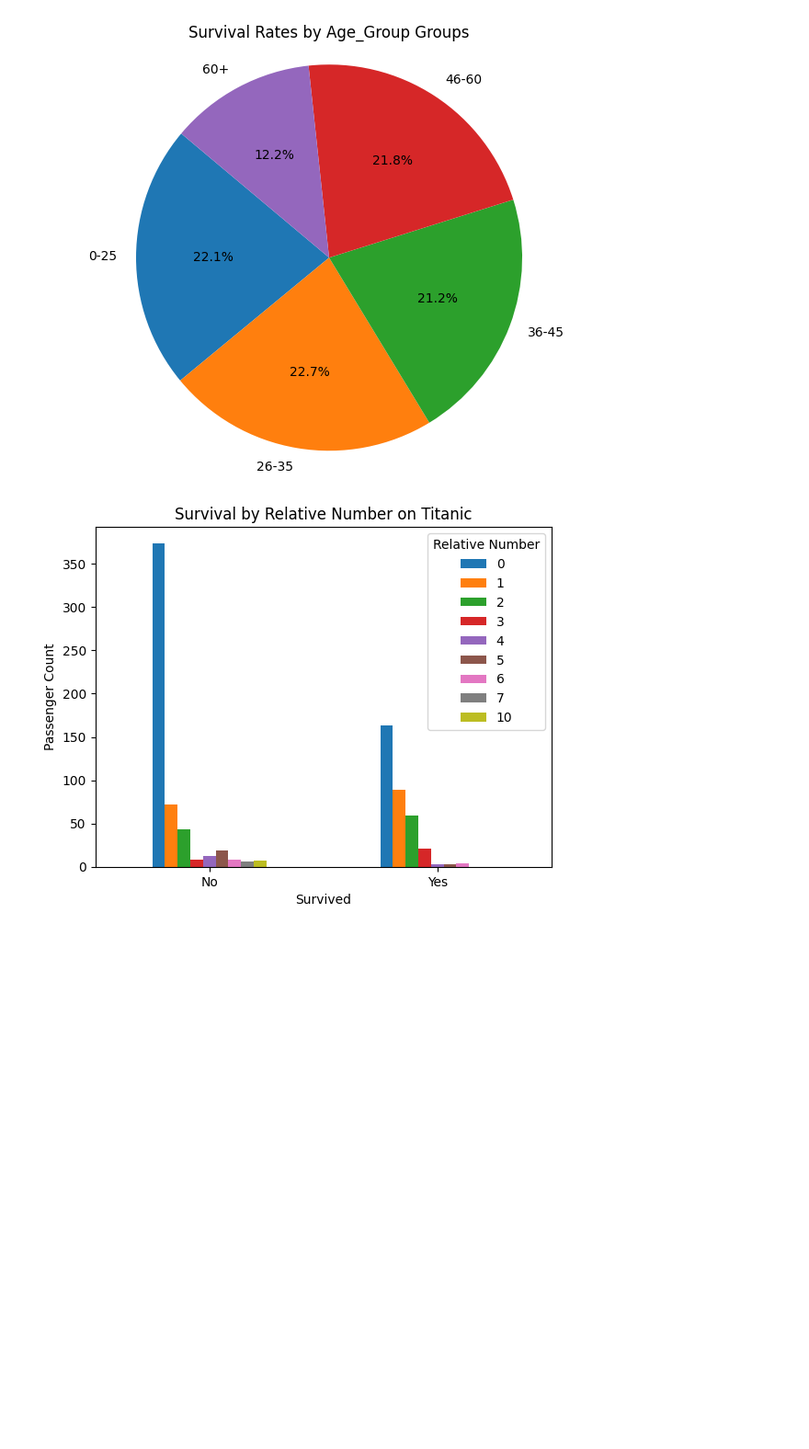
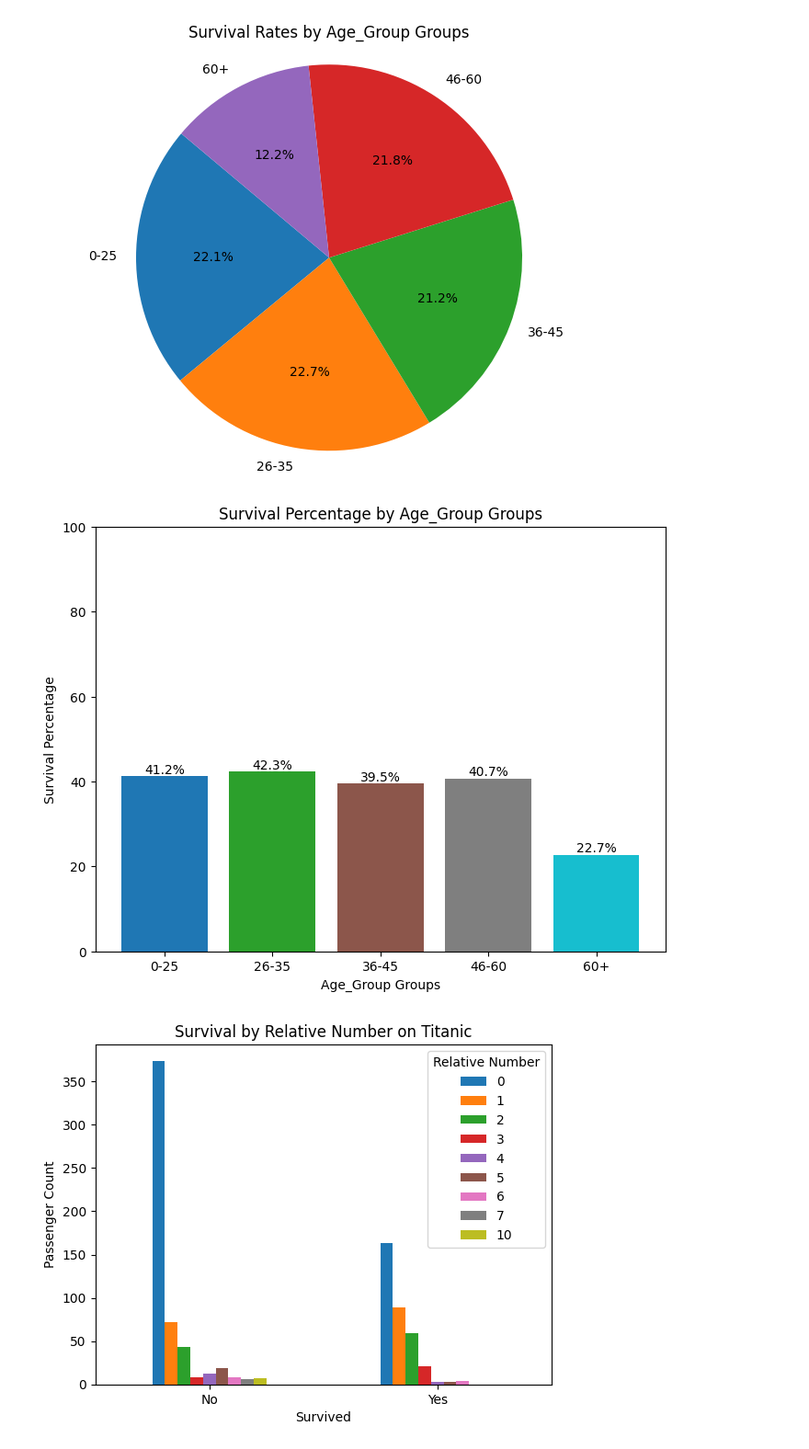
Before and after one commit to ipektufekcioglu/Titanic_Survival_Classification, a Jupyter notebook: kaggle_competition_titanic.ipynb, the cells around one changed output. Shown at 92% size. Cells and saved outputs as stored; diff of their text form; code cells hidden in the pictures; blank space fills up the shorter version.

```diff
--- a/kaggle_competition_titanic.ipynb
+++ b/kaggle_competition_titanic.ipynb
@@ -240,6 +247,10 @@ survival_by(x_train_copy,"Age_Group")
 survival_by_pie(x_train_copy,"Age_Group")
 # %% [output]
 [figure]
+# %%
+survival_by_rate(x_train_copy,"Age_Group")
+# %% [output]
+[figure, added]
 # %%
 x_train_copy = x_train.copy()
 x_train_copy["Relative Number"] = x_train_copy["SibSp"] + x_train_copy["Parch"]
```
Also changed, not shown: parts of 102 cells of this notebook.
